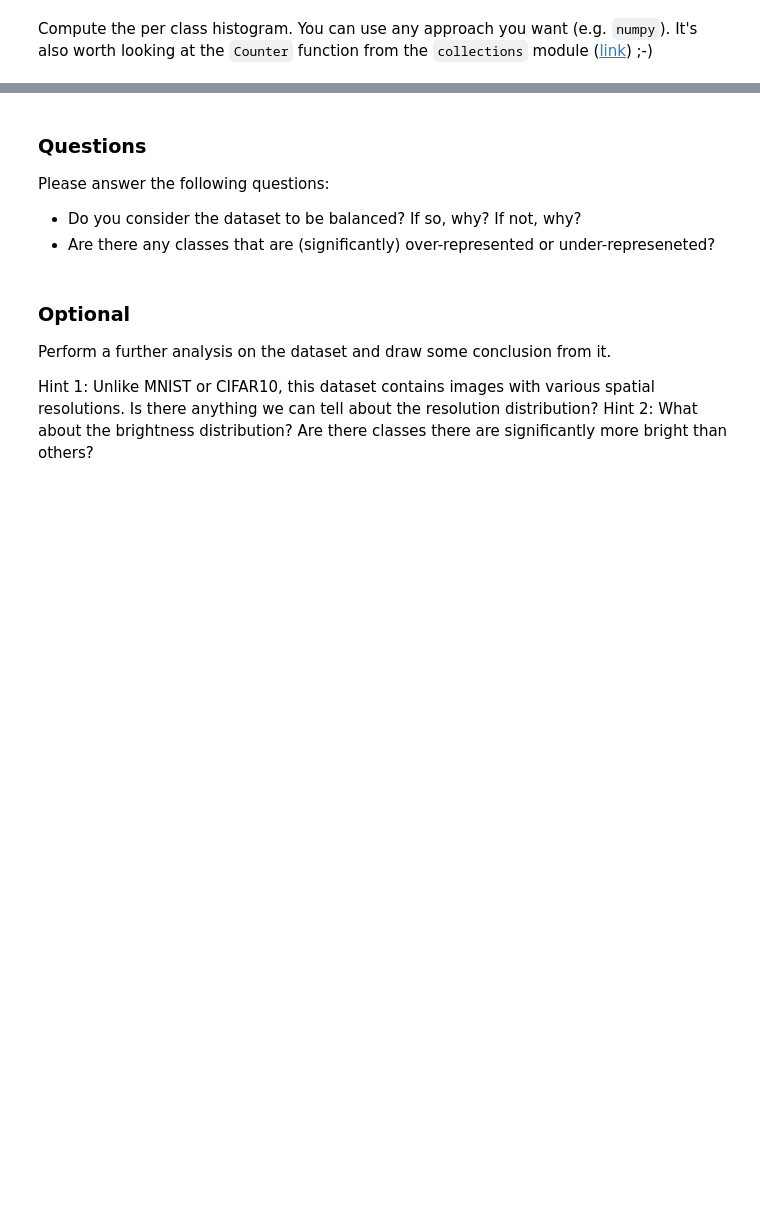
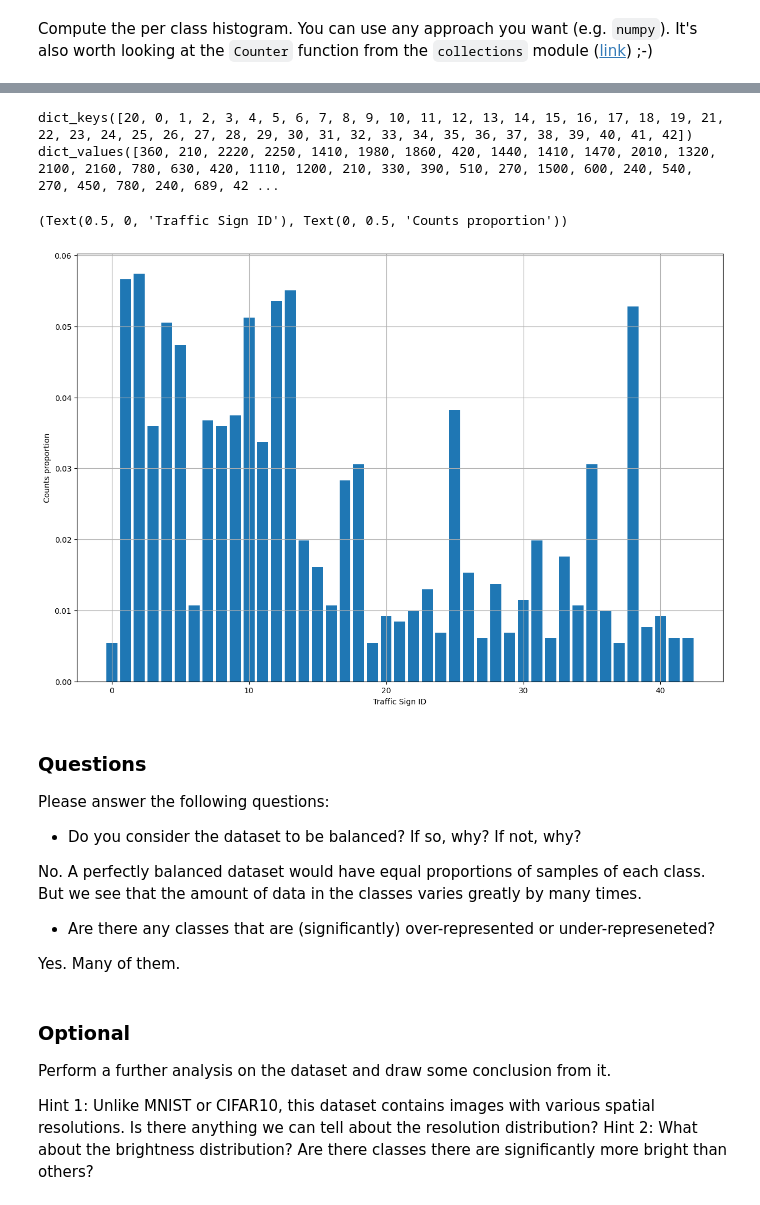
Before and after one commit to sergiyromanenko/CV-HW, a Jupyter notebook: lesson_13/homework/Homework.ipynb, the cells around one changed output, grey strips where cells are left out. Drawn from its saved outputs; the diff is of its cells as text; code cells hidden in the pictures; blank space fills up the shorter version.

```diff
--- a/lesson_13/homework/Homework.ipynb
+++ b/lesson_13/homework/Homework.ipynb
@@ -68,0 +74,5 @@ plt.xlabel('Class ID'), plt.ylabel('counts')
+# %%
+# Extract class identifiers
+# Hint: Check the csv
+ids = data.ClassId
+print(ids)
@@ -77,9 +103,29 @@ plt.xlabel('Traffic Sign ID'), plt.ylabel('Counts')
+# %%
+print(hist.keys())
+print(hist.values())
+
+prop = np.array(list(hist.values())) / np.sum(list(hist.values()))
+
+plt.bar(hist.keys(), prop), plt.grid(True)
+plt.xlabel('Traffic Sign ID'), plt.ylabel('Counts proportion')
+# %% [output]
+dict_keys([20, 0, 1, 2, 3, 4, 5, 6, 7, 8, 9, 10, 11, 12, 13, 14, 15, 16, 17, 18, 19, 21, 22, 23, 24, 25, 26, 27, 28, 29, 30, 31, 32, 33, 34, 35, 36, 37, 38, 39, 40, 41, 42])
+dict_values([360, 210, 2220, 2250, 1410, 1980, 1860, 420, 1440, 1410, 1470, 2010, 1320, 2100, 2160, 780, 630, 420, 1110, 1200, 210, 330, 390, 510, 270, 1500, 600, 240, 540, 270, 450, 780, 240, 689, 42 ...
+(Text(0.5, 0, 'Traffic Sign ID'), Text(0, 0.5, 'Counts proportion'))
+[figure, added]
 # %% [markdown]
 ### Questions
 
 Please answer the following questions:
 * Do you consider the dataset to be balanced? If so, why? If not, why?
+
+
+No. A perfectly balanced dataset would have equal proportions of samples of each class. But we see that the amount of data in the classes varies greatly by many times.
+
+
 * Are there any classes that are (significantly) over-represented or under-represeneted?
+
+Yes. Many of them.
 # %% [markdown]
 ### Optional
 
```
Also changed, not shown: parts of 9 cells of this notebook.
